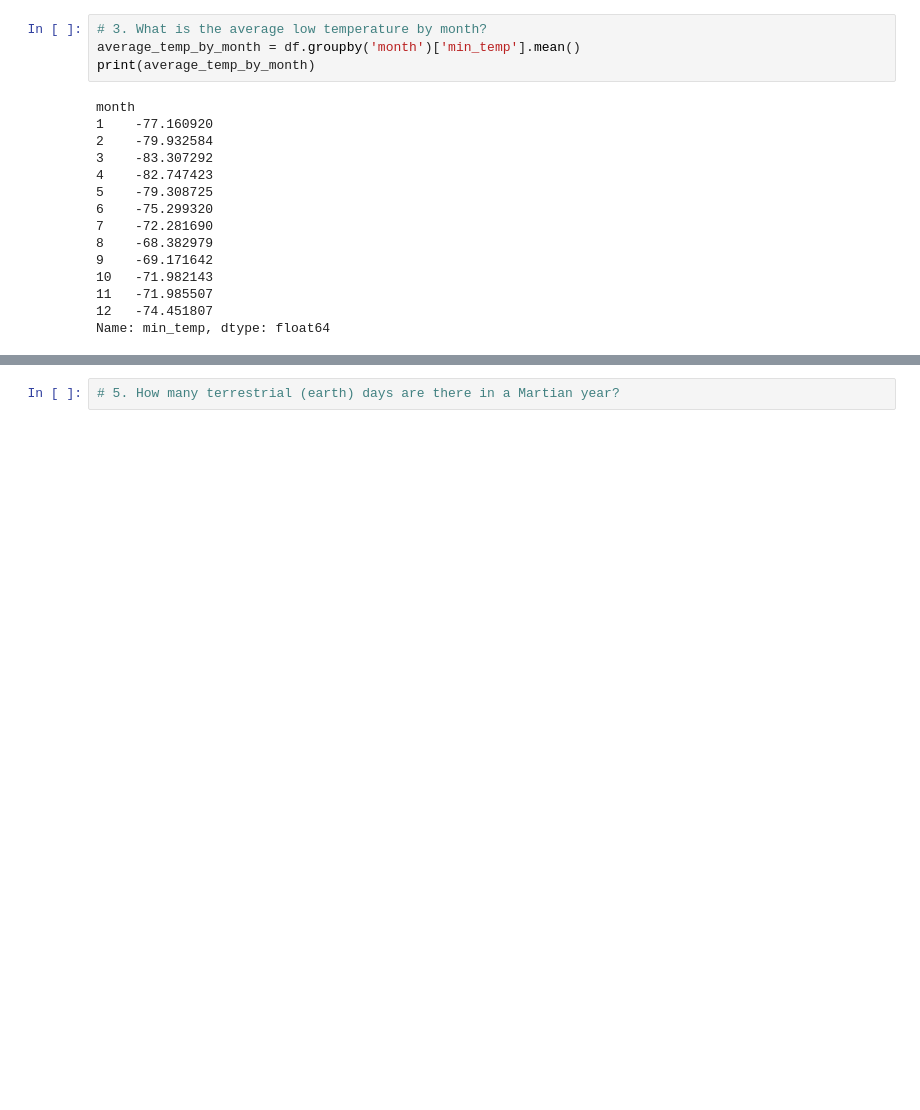
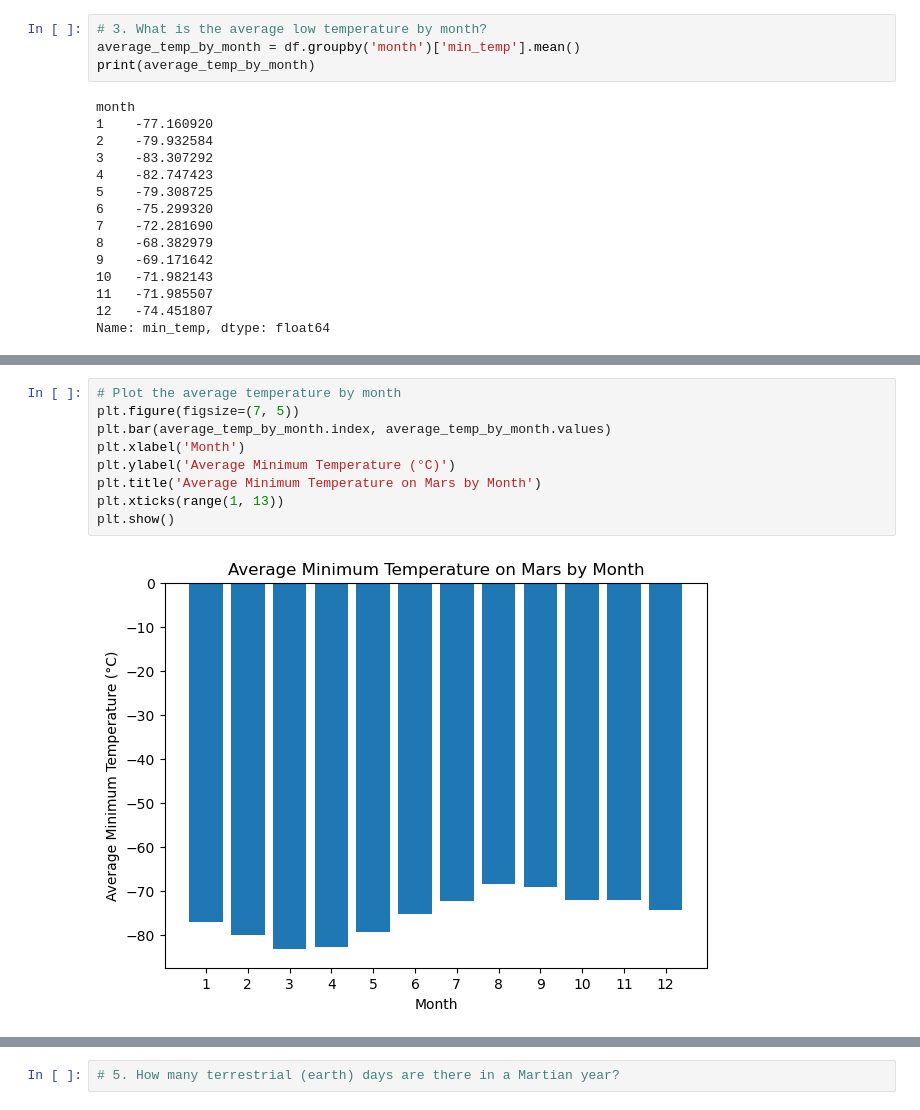
Before and after one commit to leedavidarmstrong/Mars, a Jupyter notebook: Starter_Code/part_2_mars_weather.ipynb, the cells around one changed output, grey strips where cells are left out. Cells and saved outputs as stored; diff of their text form; blank space fills up the shorter version.

Commit message:
analysis plots

```diff
--- a/Starter_Code/part_2_mars_weather.ipynb
+++ b/Starter_Code/part_2_mars_weather.ipynb
@@ -185,0 +178,11 @@ Name: min_temp, dtype: float64
+# %%
+# Plot the average temperature by month
+plt.figure(figsize=(7, 5))
+plt.bar(average_temp_by_month.index, average_temp_by_month.values)
+plt.xlabel('Month')
+plt.ylabel('Average Minimum Temperature (°C)')
+plt.title('Average Minimum Temperature on Mars by Month')
+plt.xticks(range(1, 13))
+plt.show()
+# %% [output]
+[figure, added]
```
Also changed, not shown: parts of 6 cells of this notebook.
